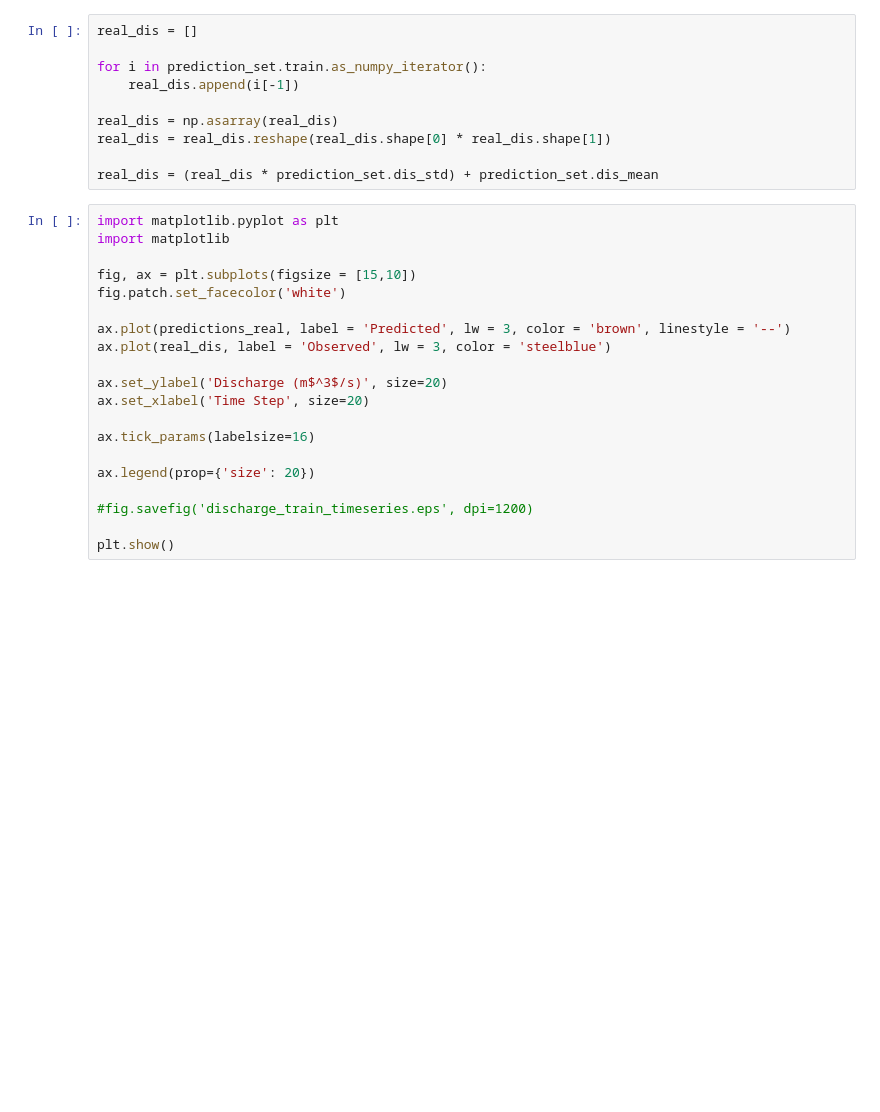
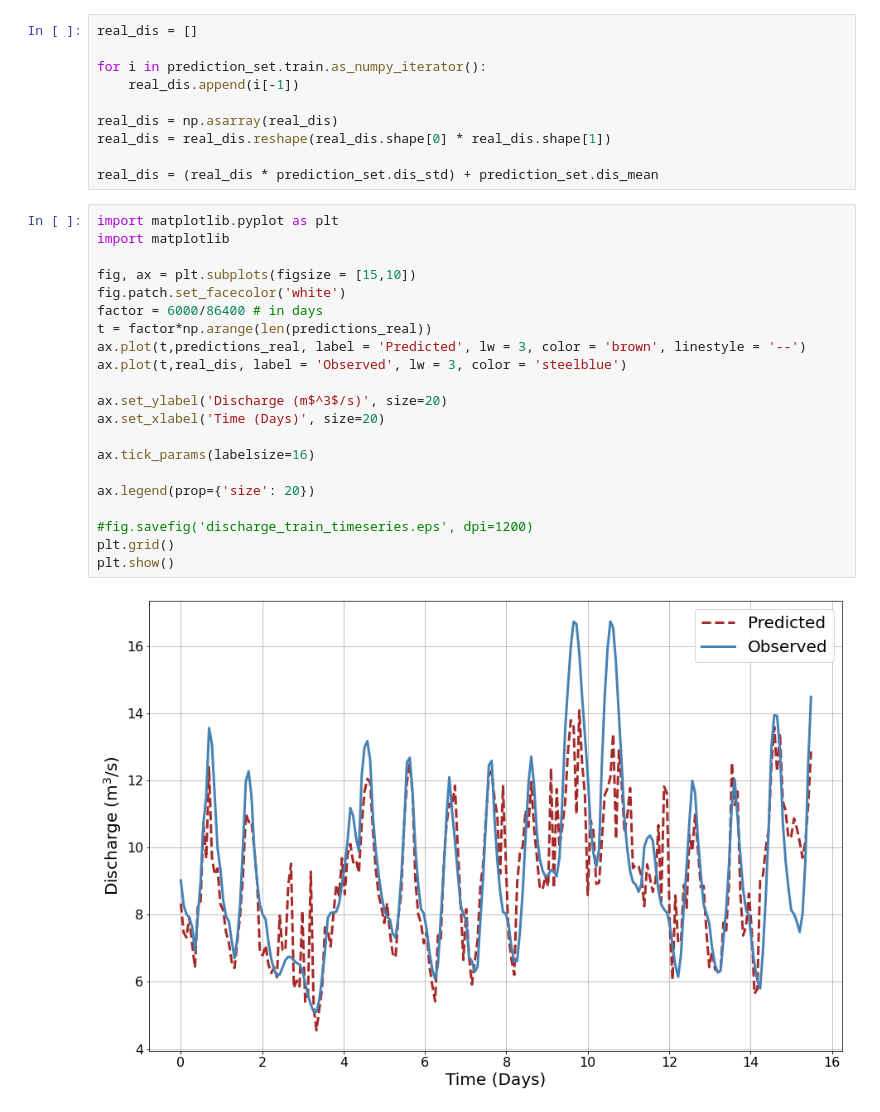
Before and after one commit to epic-research-group/das-to-discharge, a Jupyter notebook: Figure6_rhone.ipynb, the cells around one changed output. Cells and saved outputs as stored; diff of their text form; blank space fills up the shorter version.

```diff
--- a/Figure6_rhone.ipynb
+++ b/Figure6_rhone.ipynb
@@ -95,20 +109,23 @@ real_dis = (real_dis * prediction_set.dis_std) + prediction_set.dis_mean
 # %%
 import matplotlib.pyplot as plt
 import matplotlib
 
 fig, ax = plt.subplots(figsize = [15,10])
 fig.patch.set_facecolor('white')
-
-ax.plot(predictions_real, label = 'Predicted', lw = 3, color = 'brown', linestyle = '--')
-ax.plot(real_dis, label = 'Observed', lw = 3, color = 'steelblue')
+factor = 6000/86400 # in days
+t = factor*np.arange(len(predictions_real))
+ax.plot(t,predictions_real, label = 'Predicted', lw = 3, color = 'brown', linestyle = '--')
+ax.plot(t,real_dis, label = 'Observed', lw = 3, color = 'steelblue')
 
 ax.set_ylabel('Discharge (m$^3$/s)', size=20)
-ax.set_xlabel('Time Step', size=20)
+ax.set_xlabel('Time (Days)', size=20)
 
 ax.tick_params(labelsize=16)
 
 ax.legend(prop={'size': 20})
 
 #fig.savefig('discharge_train_timeseries.eps', dpi=1200)
-
+plt.grid()
 plt.show()
+# %% [output]
+[figure, added]
```
Also changed, not shown: parts of 4 cells of this notebook, 2 other files.
